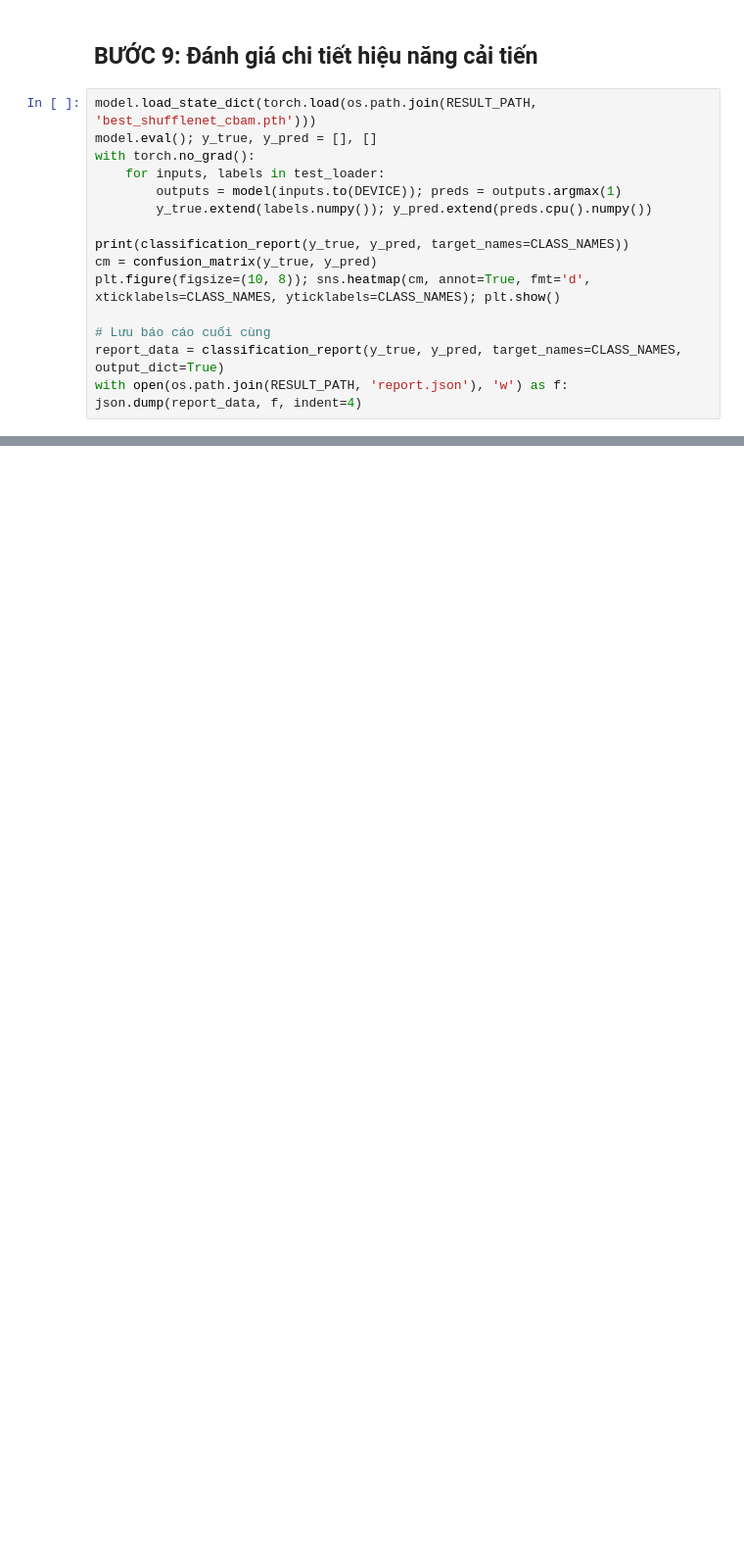
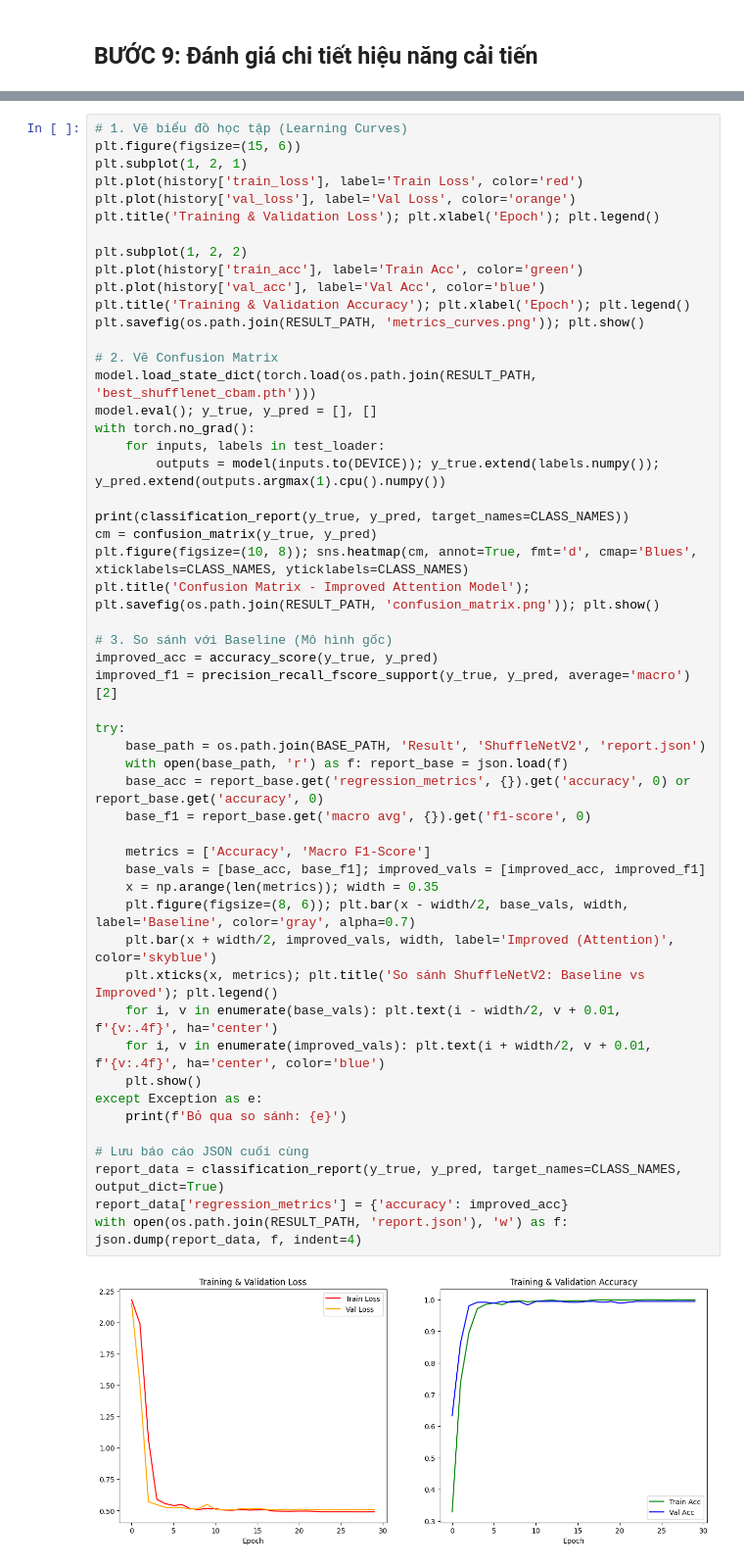
Before and after one commit to singuyen0312e9/MangoLeaf, a Jupyter notebook: MangoLeaf_Step8_9_Improvement.ipynb, the cells around one changed output, grey strips where cells are left out. Shown at 98% size. Saved outputs shown, nothing was run; the diff lists cells and outputs as text; blank space fills up the shorter version.

```diff
--- a/MangoLeaf_Step8_9_Improvement.ipynb
+++ b/MangoLeaf_Step8_9_Improvement.ipynb
@@ -142,17 +173,2 @@ for epoch in range(EPOCHS):
 # %% [markdown]
 ## BƯỚC 9: Đánh giá chi tiết hiệu năng cải tiến
-# %%
-model.load_state_dict(torch.load(os.path.join(RESULT_PATH, 'best_shufflenet_cbam.pth')))
-model.eval(); y_true, y_pred = [], []
-with torch.no_grad():
-    for inputs, labels in test_loader:
-        outputs = model(inputs.to(DEVICE)); preds = outputs.argmax(1)
-        y_true.extend(labels.numpy()); y_pred.extend(preds.cpu().numpy())
-
-print(classification_report(y_true, y_pred, target_names=CLASS_NAMES))
-cm = confusion_matrix(y_true, y_pred)
-plt.figure(figsize=(10, 8)); sns.heatmap(cm, annot=True, fmt='d', xticklabels=CLASS_NAMES, yticklabels=CLASS_NAMES); plt.show()
-
-# Lưu báo cáo cuối cùng
-report_data = classification_report(y_true, y_pred, target_names=CLASS_NAMES, output_dict=True)
-with open(os.path.join(RESULT_PATH, 'report.json'), 'w') as f: json.dump(report_data, f, indent=4)
@@ -175,0 +175,54 @@ NameError: name 'confusion_matrix' is not defined
+# %%
+# 1. Vẽ biểu đồ học tập (Learning Curves)
+plt.figure(figsize=(15, 6))
+plt.subplot(1, 2, 1)
+plt.plot(history['train_loss'], label='Train Loss', color='red')
+plt.plot(history['val_loss'], label='Val Loss', color='orange')
+plt.title('Training & Validation Loss'); plt.xlabel('Epoch'); plt.legend()
+
+plt.subplot(1, 2, 2)
+plt.plot(history['train_acc'], label='Train Acc', color='green')
+plt.plot(history['val_acc'], label='Val Acc', color='blue')
+plt.title('Training & Validation Accuracy'); plt.xlabel('Epoch'); plt.legend()
+plt.savefig(os.path.join(RESULT_PATH, 'metrics_curves.png')); plt.show()
+
+# 2. Vẽ Confusion Matrix
+model.load_state_dict(torch.load(os.path.join(RESULT_PATH, 'best_shufflenet_cbam.pth')))
+model.eval(); y_true, y_pred = [], []
+with torch.no_grad():
+    for inputs, labels in test_loader:
+        outputs = model(inputs.to(DEVICE)); y_true.extend(labels.numpy()); y_pred.extend(outputs.argmax(1).cpu().numpy())
+
+print(classification_report(y_true, y_pred, target_names=CLASS_NAMES))
+cm = confusion_matrix(y_true, y_pred)
+plt.figure(figsize=(10, 8)); sns.heatmap(cm, annot=True, fmt='d', cmap='Blues', xticklabels=CLASS_NAMES, yticklabels=CLASS_NAMES)
+plt.title('Confusion Matrix - Improved Attention Model'); plt.savefig(os.path.join(RESULT_PATH, 'confusion_matrix.png')); plt.show()
+
+# 3. So sánh với Baseline (Mô hình gốc)
+improved_acc = accuracy_score(y_true, y_pred)
+improved_f1 = precision_recall_fscore_support(y_true, y_pred, average='macro')[2]
+
+try:
+    base_path = os.path.join(BASE_PATH, 'Result', 'ShuffleNetV2', 'report.json')
+    with open(base_path, 'r') as f: report_base = json.load(f)
+    base_acc = report_base.get('regression_metrics', {}).get('accuracy', 0) or report_base.get('accuracy', 0)
+    base_f1 = report_base.get('macro avg', {}).get('f1-score', 0)
+
+    metrics = ['Accuracy', 'Macro F1-Score']
+    base_vals = [base_acc, base_f1]; improved_vals = [improved_acc, improved_f1]
+    x = np.arange(len(metrics)); width = 0.35
+    plt.figure(figsize=(8, 6)); plt.bar(x - width/2, base_vals, width, label='Baseline', color='gray', alpha=0.7)
+    plt.bar(x + width/2, improved_vals, width, label='Improved (Attention)', color='skyblue')
+    plt.xticks(x, metrics); plt.title('So sánh ShuffleNetV2: Baseline vs Improved'); plt.legend()
+    for i, v in enumerate(base_vals): plt.text(i - width/2, v + 0.01, f'{v:.4f}', ha='center')
+    for i, v in enumerate(improved_vals): plt.text(i + width/2, v + 0.01, f'{v:.4f}', ha='center', color='blue')
+    plt.show()
+except Exception as e:
+    print(f'Bỏ qua so sánh: {e}')
+
+# Lưu báo cáo JSON cuối cùng
+report_data = classification_report(y_true, y_pred, target_names=CLASS_NAMES, output_dict=True)
+report_data['regression_metrics'] = {'accuracy': improved_acc}
+with open(os.path.join(RESULT_PATH, 'report.json'), 'w') as f: json.dump(report_data, f, indent=4)
+# %% [output]
+[figure, added]
```
Also changed, not shown: parts of 3 cells of this notebook, 4 other files.
